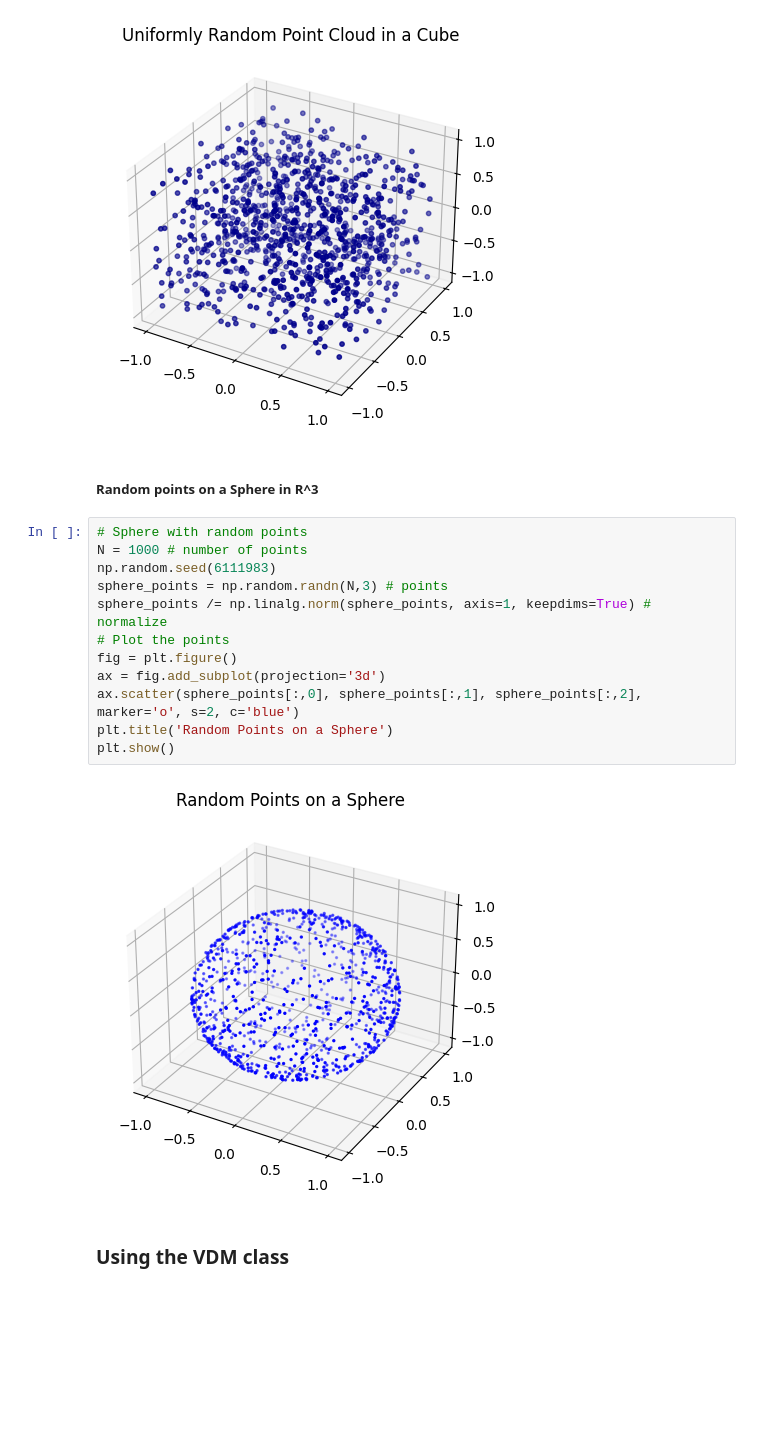
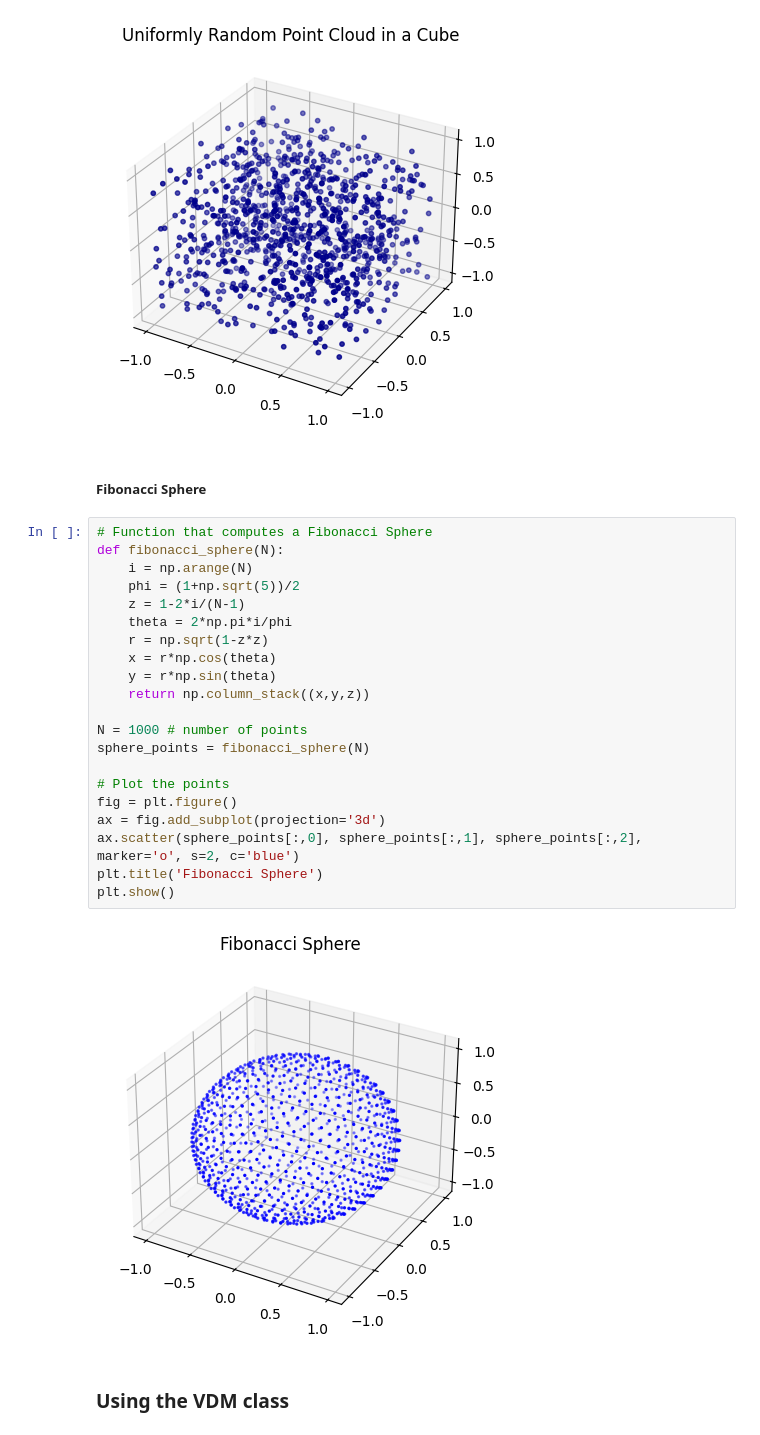
Before and after one commit to gmaurer08/sheaf-signal-processing, a Jupyter notebook: main.ipynb, the cells around one changed output. Cells and saved outputs as stored; diff of their text form; blank space fills up the shorter version.

```diff
--- a/main.ipynb
+++ b/main.ipynb
@@ -25,21 +24,30 @@ plt.show()
 # %% [output]
 [figure]
 # %% [markdown]
-##### Random points on a Sphere in R^3
+##### Fibonacci Sphere
 # %%
-# Sphere with random points
+# Function that computes a Fibonacci Sphere
+def fibonacci_sphere(N):
+    i = np.arange(N)
+    phi = (1+np.sqrt(5))/2
+    z = 1-2*i/(N-1)
+    theta = 2*np.pi*i/phi
+    r = np.sqrt(1-z*z)
+    x = r*np.cos(theta)
+    y = r*np.sin(theta)
+    return np.column_stack((x,y,z))
+
 N = 1000 # number of points
-np.random.seed(6111983)
-sphere_points = np.random.randn(N,3) # points
-sphere_points /= np.linalg.norm(sphere_points, axis=1, keepdims=True) # normalize
+sphere_points = fibonacci_sphere(N)
+
 # Plot the points
 fig = plt.figure()
 ax = fig.add_subplot(projection='3d')
 ax.scatter(sphere_points[:,0], sphere_points[:,1], sphere_points[:,2], marker='o', s=2, c='blue')
-plt.title('Random Points on a Sphere')
+plt.title('Fibonacci Sphere')
 plt.show()
 # %% [output]
-[figure, old version]
+[figure, new version]
 # %% [markdown]
 ### Using the VDM class
 # %% [markdown]
```
Also changed, not shown: parts of 12 cells of this notebook, 1 other file.
